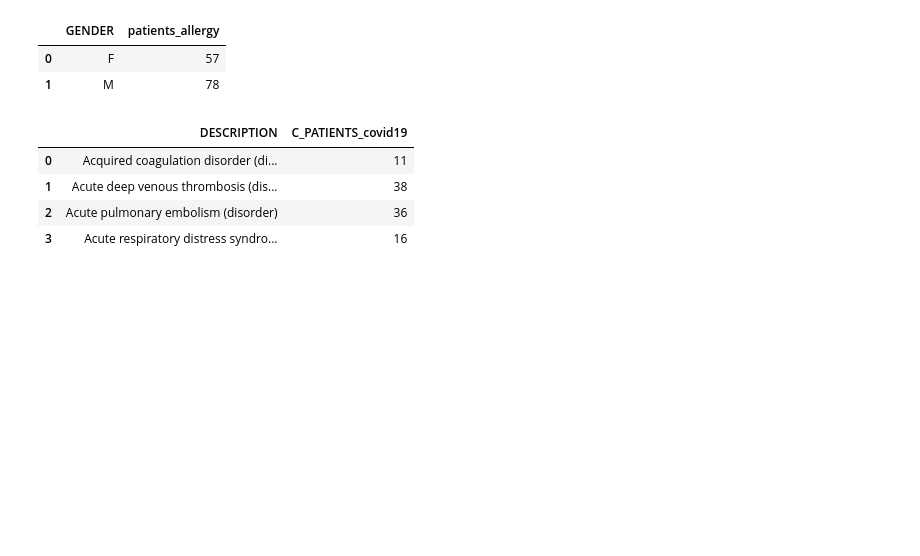
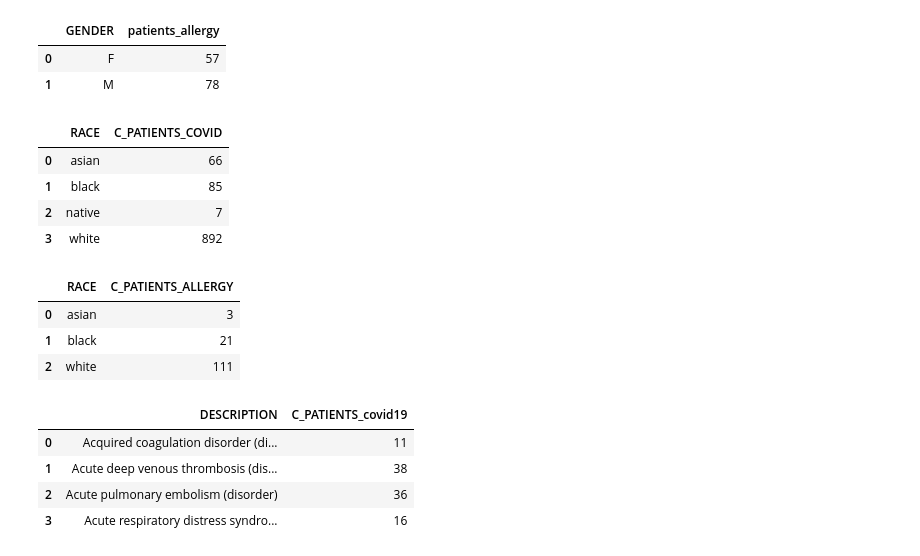
Before and after one commit to Fuenfgeld/TeamDataScDatenmanagementUndArchivierung, a Jupyter notebook: ProjektCovid19Allergy.ipynb, the cells around one changed output. Drawn from its saved outputs; the diff is of its cells as text; code cells hidden in the pictures; blank space fills up the shorter version.

Commit message:
Race analysis included

```diff
--- a/ProjektCovid19Allergy.ipynb
+++ b/ProjektCovid19Allergy.ipynb
@@ -60,6 +62,25 @@ count_patients_gender_alle
 |  | GENDER | patients_allergy |
 | 0 | F | 57 |
 | 1 | M | 78 |
+# %%
+#Patienten by Hautfarbe in COVID-19
+count_patients_race_cov = pd.read_sql_query("select RACE, count(distinct ID) C_PATIENTS_COVID FROM patients_cov group by RACE;", conn)
+count_patients_race_cov
+# %% [output]
+|  | RACE | C_PATIENTS_COVID |
+| 0 | asian | 66 |
+| 1 | black | 85 |
+| 2 | native | 7 |
+| 3 | white | 892 |
+# %%
+#Patienten by Hautfarbe in Allergy
+count_patients_race_alle = pd.read_sql_query("select RACE, count(distinct ID) C_PATIENTS_ALLERGY FROM patients_alle group by RACE;", conn)
+count_patients_race_alle
+# %% [output]
+|  | RACE | C_PATIENTS_ALLERGY |
+| 0 | asian | 3 |
+| 1 | black | 21 |
+| 2 | white | 111 |
 # %%
 # Patient und Conditions in conditions_cov
 
```
Also changed, not shown: parts of 2 cells of this notebook.
